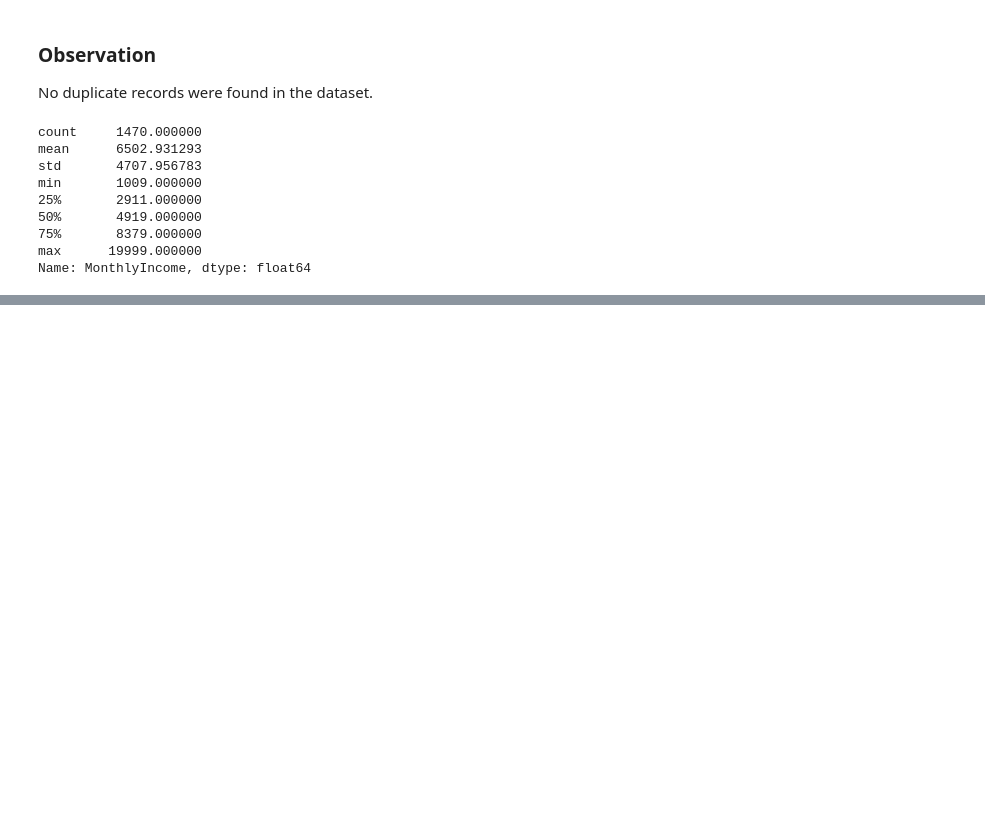
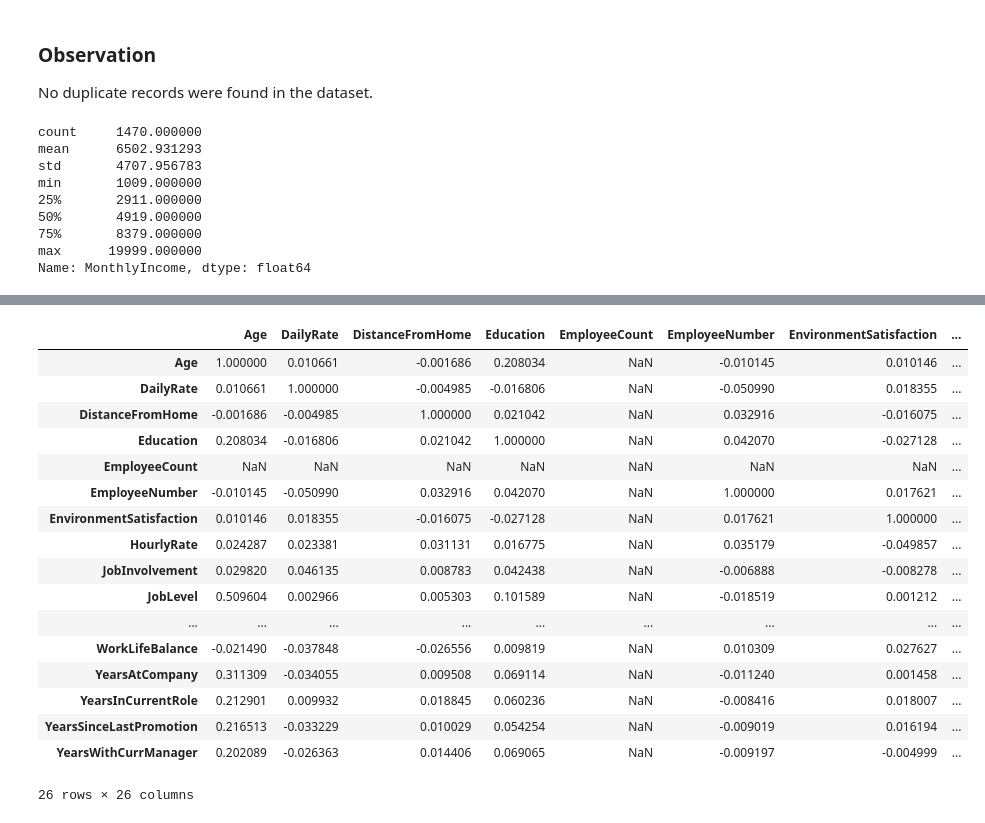
Before and after one commit to haneef333/employee-attrition-analysis, a Jupyter notebook: notebook/employee_attrition_analysis.ipynb, the cells around one changed output, grey strips where cells are left out. Saved outputs shown, nothing was run; the diff lists cells and outputs as text; code cells hidden in the pictures; blank space fills up the shorter version.

```diff
--- a/notebook/employee_attrition_analysis.ipynb
+++ b/notebook/employee_attrition_analysis.ipynb
@@ -256,0 +275,21 @@ df[df["MonthlyIncome"] > 16581]
+# %%
+df.corr(numeric_only=True)
+# %% [output]
+|  | Age | DailyRate | DistanceFromHome | Education | EmployeeCount | EmployeeNumber | EnvironmentSatisfaction | ... |
+| Age | 1.000000 | 0.010661 | -0.001686 | 0.208034 | NaN | -0.010145 | 0.010146 | ... |
+| DailyRate | 0.010661 | 1.000000 | -0.004985 | -0.016806 | NaN | -0.050990 | 0.018355 | ... |
+| DistanceFromHome | -0.001686 | -0.004985 | 1.000000 | 0.021042 | NaN | 0.032916 | -0.016075 | ... |
+| Education | 0.208034 | -0.016806 | 0.021042 | 1.000000 | NaN | 0.042070 | -0.027128 | ... |
+| EmployeeCount | NaN | NaN | NaN | NaN | NaN | NaN | NaN | ... |
+| EmployeeNumber | -0.010145 | -0.050990 | 0.032916 | 0.042070 | NaN | 1.000000 | 0.017621 | ... |
+| EnvironmentSatisfaction | 0.010146 | 0.018355 | -0.016075 | -0.027128 | NaN | 0.017621 | 1.000000 | ... |
+| HourlyRate | 0.024287 | 0.023381 | 0.031131 | 0.016775 | NaN | 0.035179 | -0.049857 | ... |
+| JobInvolvement | 0.029820 | 0.046135 | 0.008783 | 0.042438 | NaN | -0.006888 | -0.008278 | ... |
+| JobLevel | 0.509604 | 0.002966 | 0.005303 | 0.101589 | NaN | -0.018519 | 0.001212 | ... |
+| ... | ... | ... | ... | ... | ... | ... | ... | ... |
+| WorkLifeBalance | -0.021490 | -0.037848 | -0.026556 | 0.009819 | NaN | 0.010309 | 0.027627 | ... |
+| YearsAtCompany | 0.311309 | -0.034055 | 0.009508 | 0.069114 | NaN | -0.011240 | 0.001458 | ... |
+| YearsInCurrentRole | 0.212901 | 0.009932 | 0.018845 | 0.060236 | NaN | -0.008416 | 0.018007 | ... |
+| YearsSinceLastPromotion | 0.216513 | -0.033229 | 0.010029 | 0.054254 | NaN | -0.009019 | 0.016194 | ... |
+| YearsWithCurrManager | 0.202089 | -0.026363 | 0.014406 | 0.069065 | NaN | -0.009197 | -0.004999 | ... |
+26 rows × 26 columns
```
Also changed, not shown: parts of 27 cells of this notebook.
